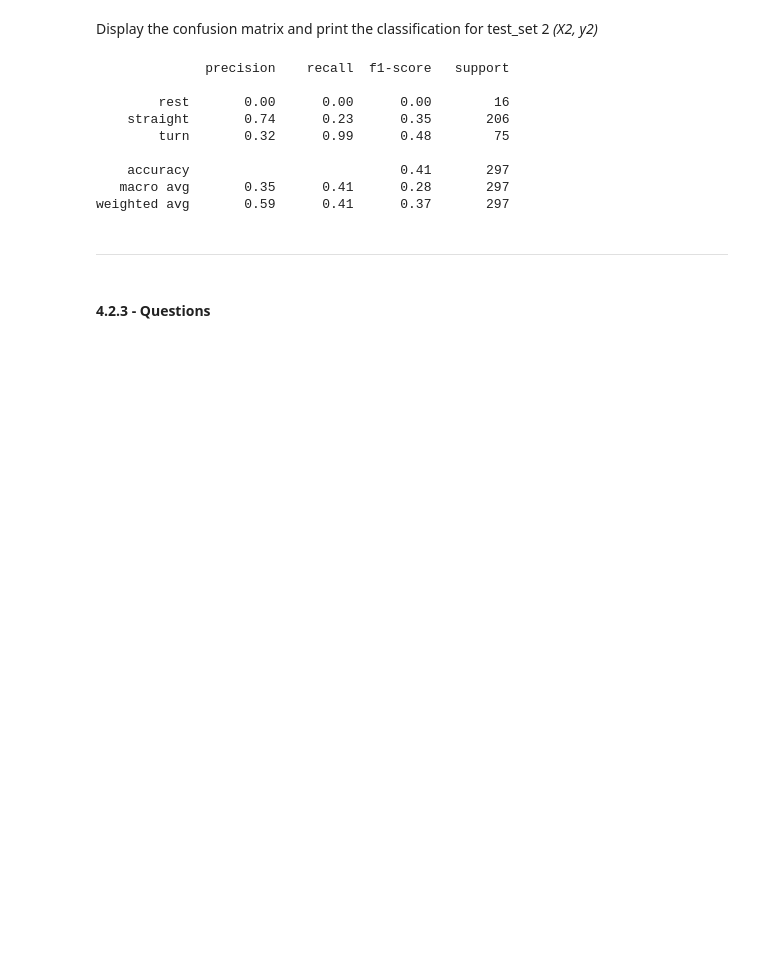
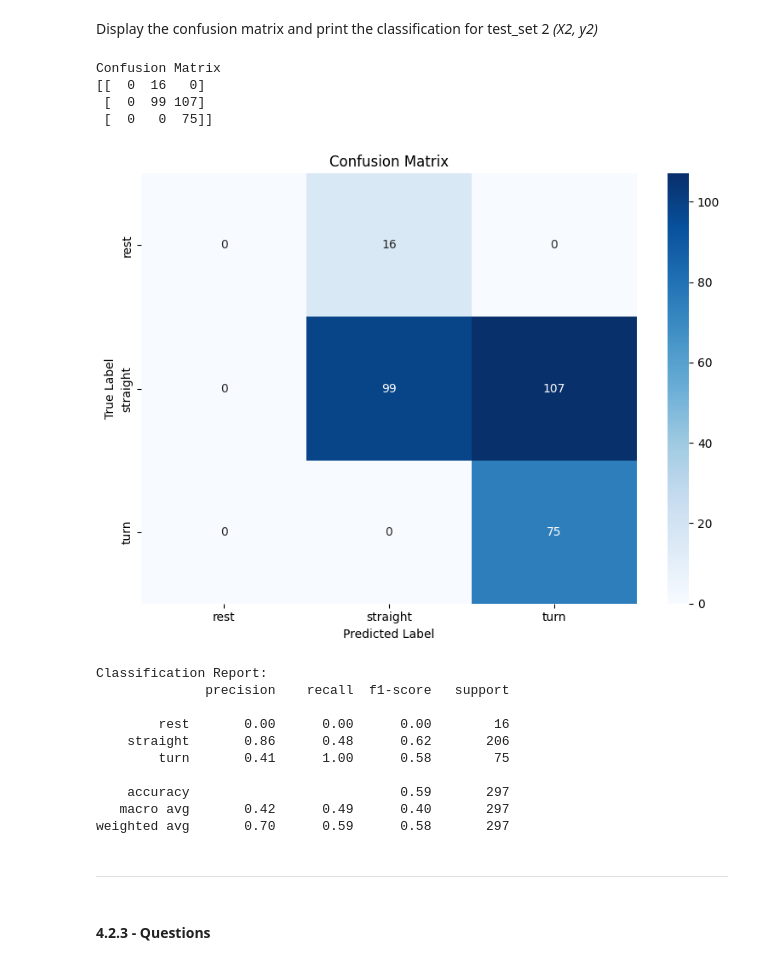
Before and after one commit to quinnledingham/engg680_2024_fall, a Jupyter notebook: Lab_Assignment4/VehicleMotionStateClassification.ipynb, the cells around one changed output. Cells and saved outputs as stored; diff of their text form; code cells hidden in the pictures; blank space fills up the shorter version.

```diff
--- a/Lab_Assignment4/VehicleMotionStateClassification.ipynb
+++ b/Lab_Assignment4/VehicleMotionStateClassification.ipynb
@@ -681,13 +652,9 @@ Reason for choosing these features:
 (ax_max, ay_max, az_max, gx_max, gy_max, gz_max). These provide the highest values of acceleration & gyroscopic measurements emphasizing the extremes of motion such as sudden accelerations or sharp turns.
 # %%
 # TODO - Load group selected features from cv_set to X
-import pandas as pd
-
-cv_set = pd.read_csv('/content/drive/MyDrive/new_engg680_2024_fall/Lab_Assignment4/UrbanNav-HK_Whampoa-20210521_sensors.csv')
-test_set1 = pd.read_csv('/content/drive/MyDrive/new_engg680_2024_fall/Lab_Assignment4/UrbanNav-HK_TST-20210517_sensors.csv')
-test_set2 = pd.read_csv('/content/drive/MyDrive/new_engg680_2024_fall/Lab_Assignment4/2020-03-14-16-45-35.csv')
-
-cv_set = pd.read_csv('/content/drive/MyDrive/new_engg680_2024_fall/Lab_Assignment4/UrbanNav-HK_Whampoa-20210521_sensors.csv')
+cv_set = pd.read_csv('UrbanNav-HK_Whampoa-20210521_sensors.csv')
+test_set1 = pd.read_csv('UrbanNav-HK_TST-20210517_sensors.csv')
+test_set2 = pd.read_csv('2020-03-14-16-45-35.csv')
 
 selected_features = ['ax_sum', 'ay_sum', 'az_sum', 'gx_sum', 'gy_sum', 'gz_sum', 'a_var', 'g_var', 'ax_max', 'ay_max', 'az_max', 'gx_max', 'gy_max', 'gz_max'] # Selected features
 
@@ -1009,7 +871,7 @@ ___
 #### 4.1.1 Extract *ALL* features and target from *cv_set*
 # %%
 # TODO - Load all features from cv_set to X
-# X =
+X = cv_set.drop('motion_state', axis=1)
 X.head(2)
 # %% [output]
 |  | ax_sum | ay_sum | az_sum | gx_sum | gy_sum | gz_sum | a_sum | g_sum | ax_var | ay_var | ... | ... |
@@ -1048,11 +904,12 @@ Similar to previous sections, define the grid search configuration (*param_grid*
 # %%
 # TODO - Define the parameter grid for your model
 # (3 marks)
-# param_grid =
 param_grid = {
     'pca__n_components': [4, 7, 11, 14, 16],
     'classifier__C': [0.1, 1, 10],
-    'classifier__gamma': [0.1, 1, 10]}
+    'classifier__gamma': [0.1, 1, 10],
+    'scaler': [StandardScaler(), RobustScaler(), None]
+}
 # %%
 # Perform the grid search to train model and tune hyper parameters
 grid = GridSearchCV(pipe, param_grid, cv=5, scoring='accuracy', return_train_score=True)
@@ -1126,7 +992,6 @@ y1 = test_set1['motion_state']
 # %%
 # TODO - Load the target vector from test_set2 into y2, and all features from test_set2 into X2
-# y2 =
-# X2 =
+X2 = test_set2.drop('motion_state', axis=1)
+y2 = test_set2['motion_state']
+
 X2.head(2)
-x2 = test_set2.drop('motion_state', axis=1)
-y2 = test_set2['motion_state']
@@ -1160,17 +1037,26 @@ weighted avg       0.86      0.84      0.85       783
 Display the confusion matrix and print the classification for test_set 2 *(X2, y2)*
 # %%
 # TODO - Display confusion matrix and print classification report for (X2, y2)
-print(classification_report(y2, grid.predict(x2)))
+best_model = grid.best_estimator_
+y2_pred = best_model.predict(X2)
+
+display_cm_cr(y2, y2_pred)
 # %% [output]
-              precision    recall  f1-score   support
-
-        rest       0.00      0.00      0.00        16
-    straight       0.74      0.23      0.35       206
-        turn       0.32      0.99      0.48        75
-
-    accuracy                           0.41       297
-   macro avg       0.35      0.41      0.28       297
-weighted avg       0.59      0.41      0.37       297
+Confusion Matrix
+[[  0  16   0]
+ [  0  99 107]
+ [  0   0  75]]
+[figure, added]
+Classification Report:
+              precision    recall  f1-score   support
+
+        rest       0.00      0.00      0.00        16
+    straight       0.86      0.48      0.62       206
+        turn       0.41      1.00      0.58        75
+
+    accuracy                           0.59       297
+   macro avg       0.42      0.49      0.40       297
+weighted avg       0.70      0.59      0.58       297
 # %% [markdown]
 ___
 # %% [markdown]
```
Also changed, not shown: parts of 48 cells of this notebook.
